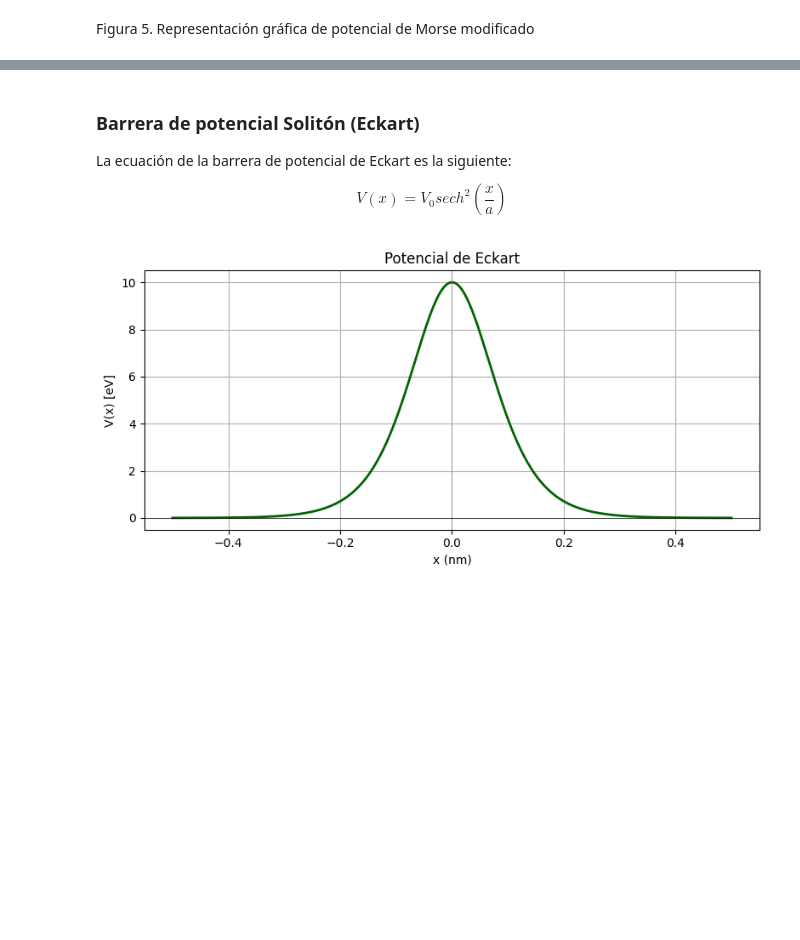
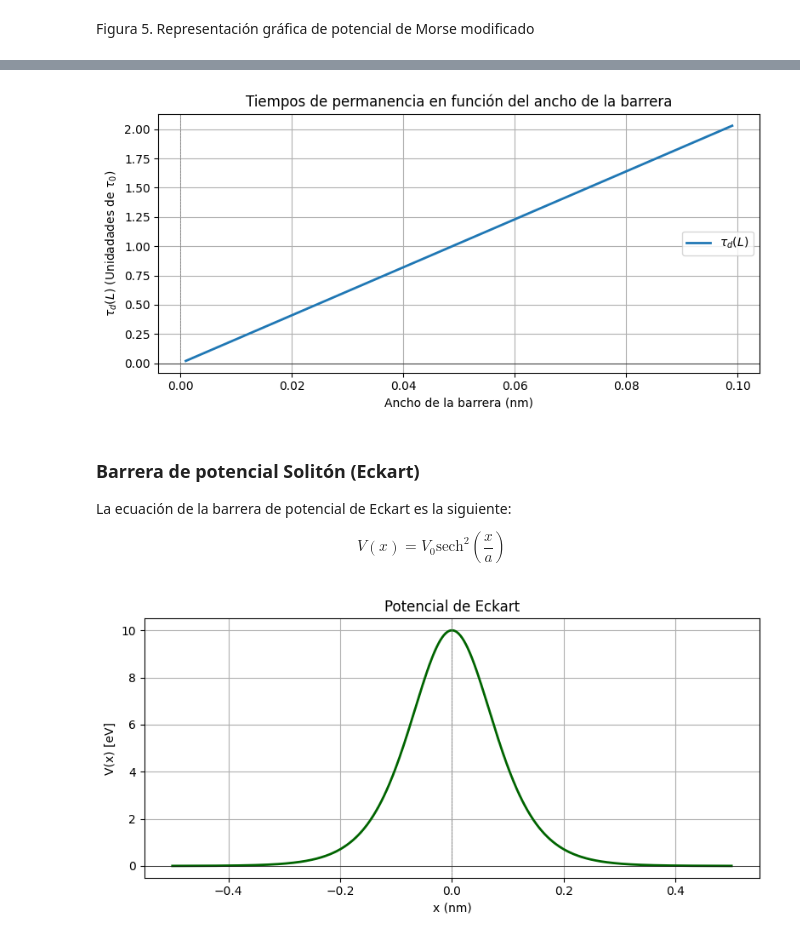
Before and after one commit to CR0NX73/Quantum-Tunnelling-Times, a Jupyter notebook: potenciales.ipynb, the cells around one changed output, grey strips where cells are left out. Saved outputs shown, nothing was run; the diff lists cells and outputs as text; code cells hidden in the pictures; blank space fills up the shorter version.

```diff
--- a/potenciales.ipynb
+++ b/potenciales.ipynb
@@ -442,10 +457,46 @@ Figura 5. Representación gráfica de potencial de Morse modificado
+# %%
+
+psi_morse = sp.exp(-x/(2*a))*sp.exp(i*(beta*sp.exp(x/a) - beta*x/a - E*t/hbar)) # se define la función de onda
+# %%
+#Se definen los límites de integración
+superior_limit_morse = a * np.log(1 + np.sqrt(1 - E/V0))
+inferior_limit_morse = a * np.log(1 - np.sqrt(1 - E/V0))
+
+#Se define la integral de la función de onda con los límites de integración formulados
+product_morse = (psi_morse * sp.conjugate(psi_morse)).subs(beta, a*np.sqrt(2*m*V0)/hbar)
+# %%
+#Se definen los valores del ancho de barrera
+width = np.arange(1e-3,0.1,1e-3)
+k = np.sqrt(2*m*E) / hbar
+
+tau_d_morse = np.array([m / (hbar * k) * sp.integrate(product_morse.subs(a, A), (x, inferior_limit_morse.subs(a, A), superior_limit_morse.subs(a, A))) for A in width])
+# %%
+tau_0 = hbar / (2*V0) #Tiempo característico para determinar las unidades de tiempos de tunelaje
+# %%
+#Se grafican los resultados en función del ancho de la barrera
+plt.figure(figsize=(8, 4))
+plt.plot(width, tau_d_morse/tau_0, linestyle = '-', label = r"$\tau_d(L)$", lw=2) # Gráfica de tau_d
+#plt.plot(width, tau_t/tau_0, linestyle = '--',label = r"$\tau_t(L)$", lw=2) # Gráfica de tau_t
+#plt.plot(width , tau_r/tau_0, linestyle = ':',label = r"$\tau_r(L)$", lw=2) # Gráfica de tau_r
+
+plt.title('Tiempos de permanencia en función del ancho de la barrera')
+plt.xlabel(r'Ancho de la barrera (nm)')
+plt.ylabel(r'$\tau_d(L)$ (Unidadades de $\tau_0$)')
+plt.legend()
+plt.grid(True)
+plt.axhline(0, color='black', lw=0.5)
+plt.axvline(0, color='gray', linestyle='--', lw=0.5)
+plt.tight_layout()
+plt.show()
+# %% [output]
+[figure, added]
 # %% [markdown]
 <h3>Barrera de potencial Solitón (Eckart)</h3>
 
 La ecuación de la barrera de potencial de Eckart es la siguiente:
 
 $$
-V(x) = V_0 sech^2 \left( \frac{x}{a} \right)
+V(x) = V_0 \text{sech}^2 \left( \frac{x}{a} \right)
 $$
 # %%
 # Parámetros del potencial
```
Also changed, not shown: parts of 8 cells of this notebook.
